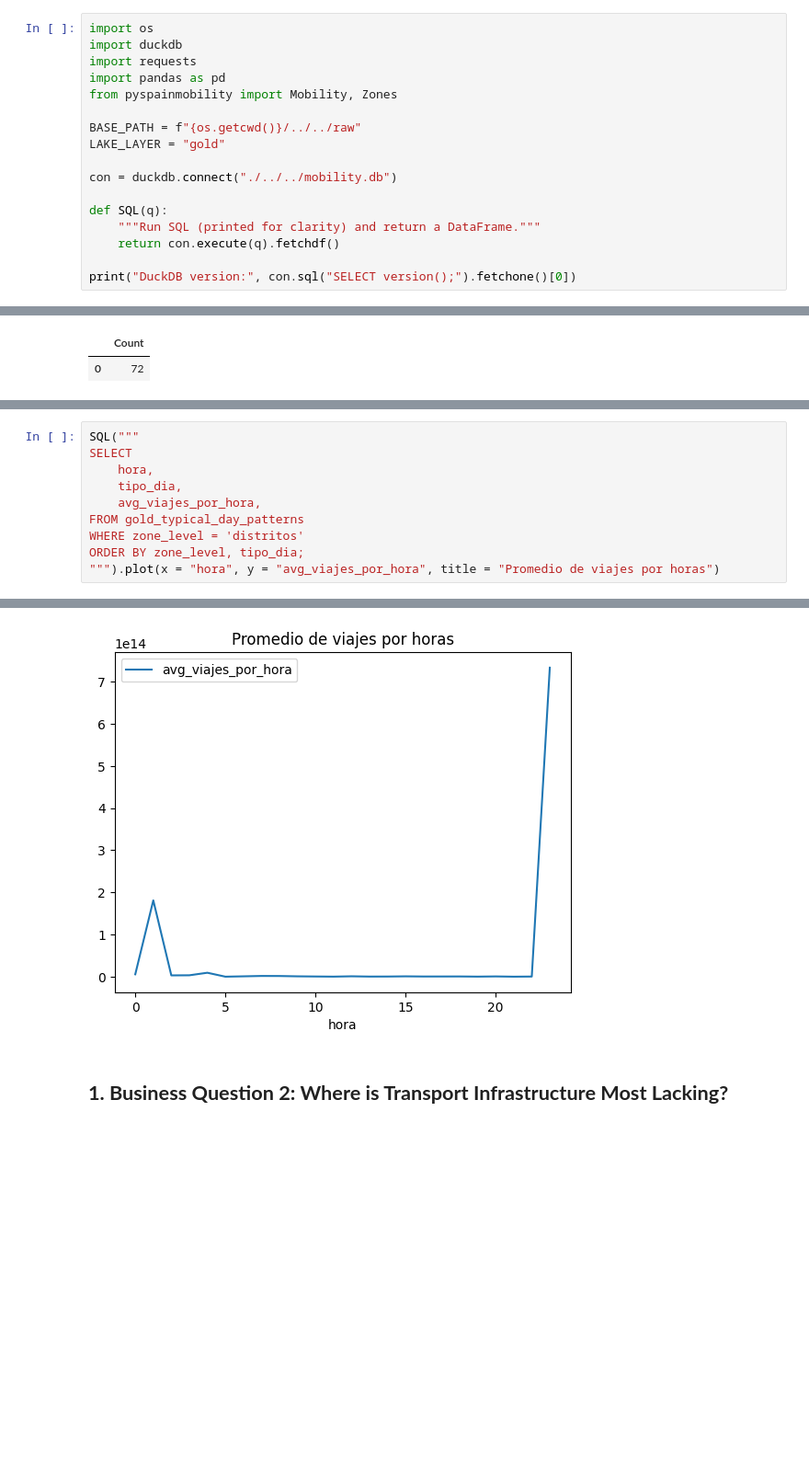
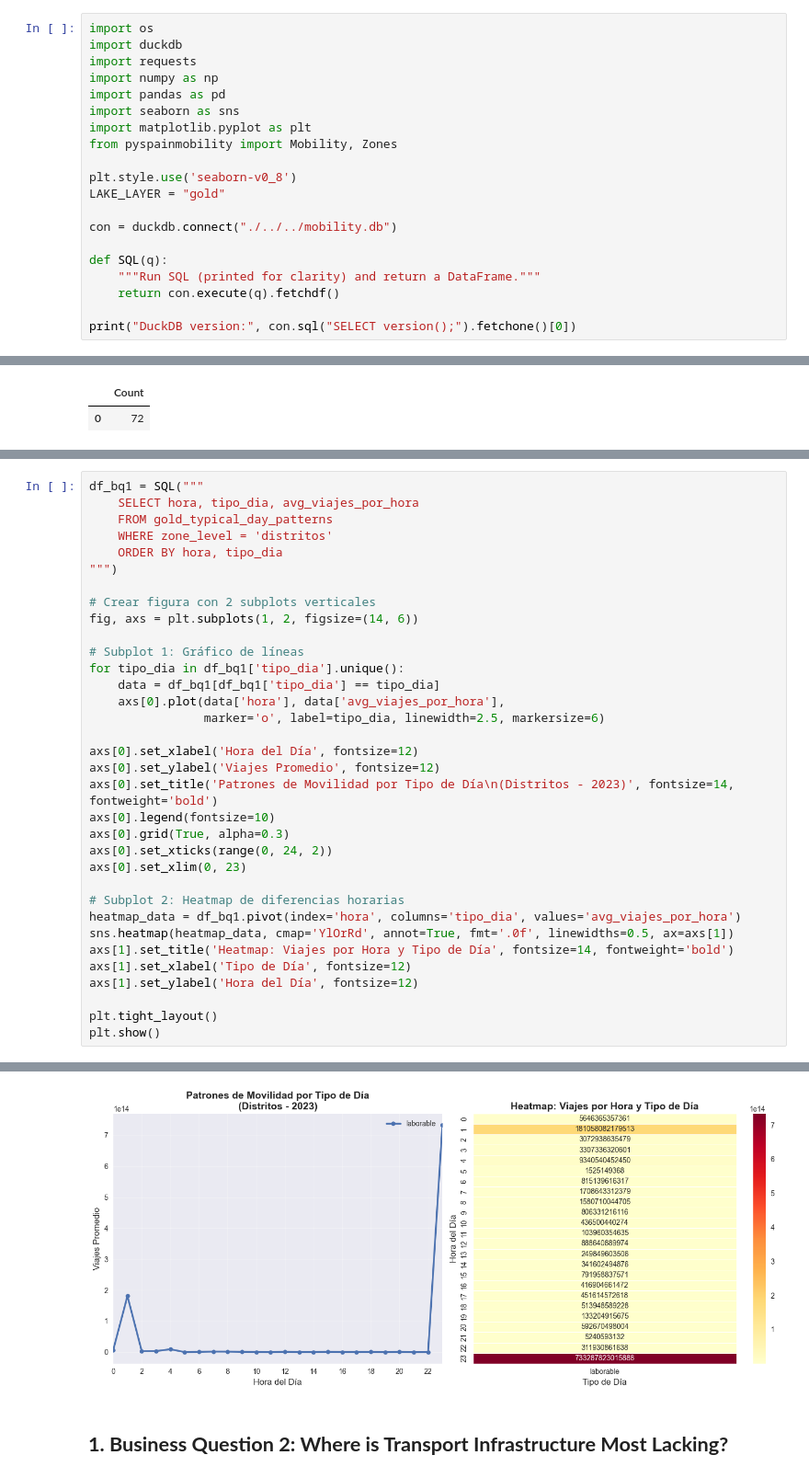
Before and after one commit to bgramaje/muceim-bigdata_project, a Jupyter notebook: notebooks/layers/gold_v2.ipynb, the cells around one changed output, grey strips where cells are left out. Shown at 92% size. Saved outputs shown, nothing was run; the diff lists cells and outputs as text; blank space fills up the shorter version.

Commit message:
gold - question 2

```diff
--- a/notebooks/layers/gold_v2.ipynb
+++ b/notebooks/layers/gold_v2.ipynb
@@ -13,10 +33,13 @@
 import os
 import duckdb
 import requests
+import numpy as np
 import pandas as pd
+import seaborn as sns
+import matplotlib.pyplot as plt
 from pyspainmobility import Mobility, Zones
 
-BASE_PATH = f"{os.getcwd()}/../../raw"
+plt.style.use('seaborn-v0_8')
 LAKE_LAYER = "gold"
 
 con = duckdb.connect("./../../mobility.db")
@@ -99,11 +126,35 @@ ORDER BY tipo_dia, ranking;
 # %%
-SQL("""
-SELECT
-    hora,
-    tipo_dia,
-    avg_viajes_por_hora,
-FROM gold_typical_day_patterns
-WHERE zone_level = 'distritos'
-ORDER BY zone_level, tipo_dia;
-""").plot(x = "hora", y = "avg_viajes_por_hora", title = "Promedio de viajes por horas")
+df_bq1 = SQL("""
+    SELECT hora, tipo_dia, avg_viajes_por_hora
+    FROM gold_typical_day_patterns
+    WHERE zone_level = 'distritos'
+    ORDER BY hora, tipo_dia
+""")
+
+# Crear figura con 2 subplots verticales
+fig, axs = plt.subplots(1, 2, figsize=(14, 6))
+
+# Subplot 1: Gráfico de líneas
+for tipo_dia in df_bq1['tipo_dia'].unique():
+    data = df_bq1[df_bq1['tipo_dia'] == tipo_dia]
+    axs[0].plot(data['hora'], data['avg_viajes_por_hora'],
+                marker='o', label=tipo_dia, linewidth=2.5, markersize=6)
+
+axs[0].set_xlabel('Hora del Día', fontsize=12)
+axs[0].set_ylabel('Viajes Promedio', fontsize=12)
+axs[0].set_title('Patrones de Movilidad por Tipo de Día\n(Distritos - 2023)', fontsize=14, fontweight='bold')
+axs[0].legend(fontsize=10)
+axs[0].grid(True, alpha=0.3)
+axs[0].set_xticks(range(0, 24, 2))
+axs[0].set_xlim(0, 23)
+
+# Subplot 2: Heatmap de diferencias horarias
+heatmap_data = df_bq1.pivot(index='hora', columns='tipo_dia', values='avg_viajes_por_hora')
+sns.heatmap(heatmap_data, cmap='YlOrRd', annot=True, fmt='.0f', linewidths=0.5, ax=axs[1])
+axs[1].set_title('Heatmap: Viajes por Hora y Tipo de Día', fontsize=14, fontweight='bold')
+axs[1].set_xlabel('Tipo de Día', fontsize=12)
+axs[1].set_ylabel('Hora del Día', fontsize=12)
+
+plt.tight_layout()
+plt.show()
 # %% [output]
@@ -111,3 +161,3 @@ ORDER BY zone_level, tipo_dia;
-[figure, old version]
+[figure, new version]
 # %% [markdown]
 <h2 id="q1"><b>1. Business Question 2: Where is Transport Infrastructure Most Lacking?</b></h2>
```
Also changed, not shown: parts of 6 cells of this notebook.
